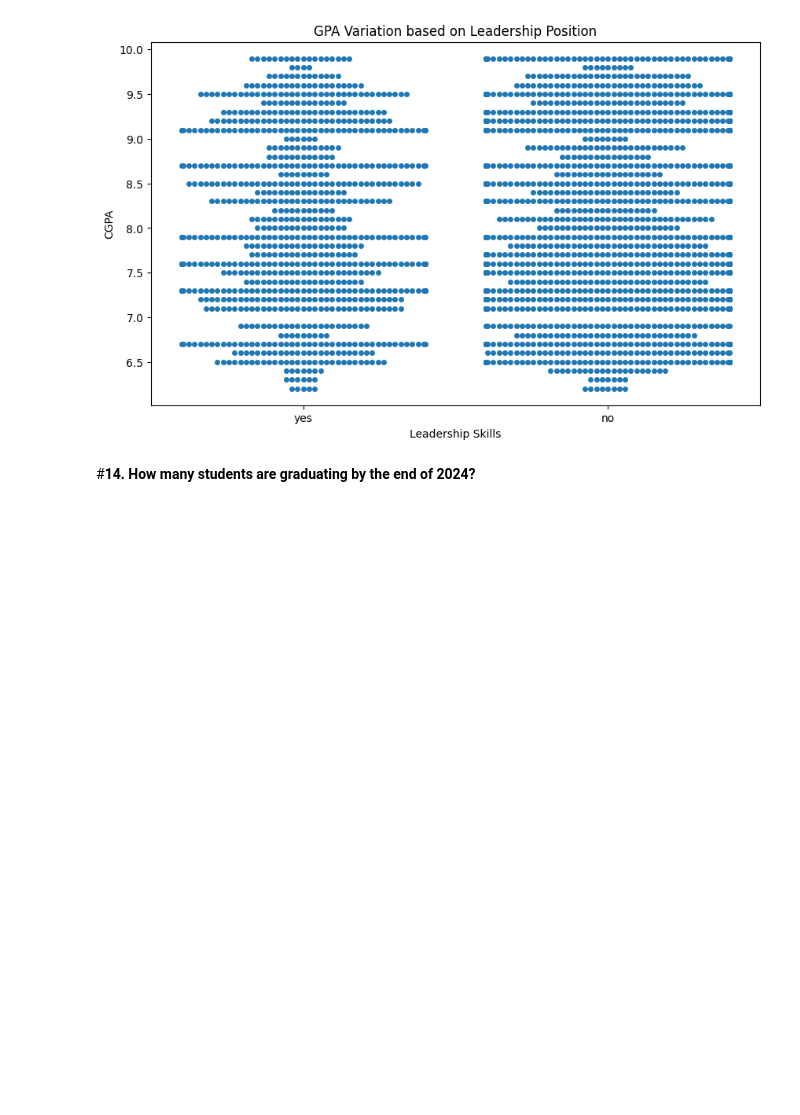
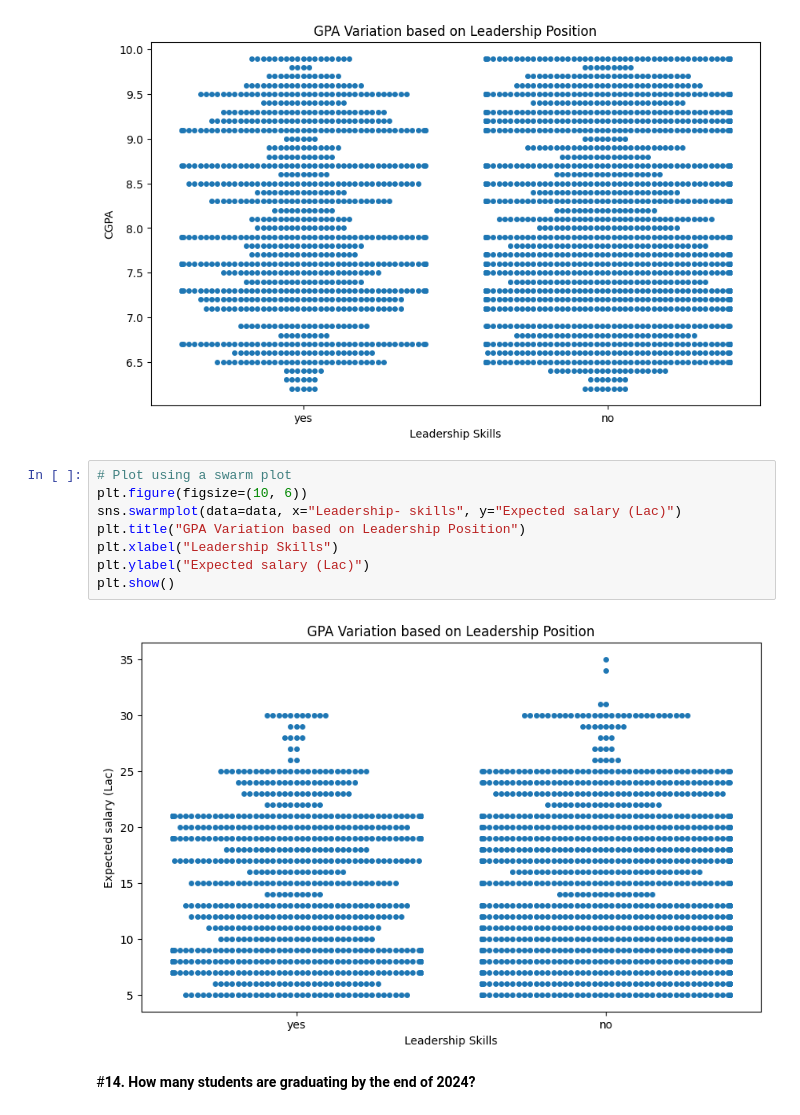
Before and after one commit to sdr999/Analyzing-Student-Attributes-for-Career-Success, a Jupyter notebook: Student_data_analysis_updated.ipynb, the cells around one changed output. Drawn from its saved outputs; the diff is of its cells as text; blank space fills up the shorter version.

```diff
--- a/Student_data_analysis_updated.ipynb
+++ b/Student_data_analysis_updated.ipynb
@@ -406,6 +458,16 @@ plt.ylabel("CGPA")
 plt.show()
 # %% [output]
 [figure]
+# %%
+# Plot using a swarm plot
+plt.figure(figsize=(10, 6))
+sns.swarmplot(data=data, x="Leadership- skills", y="Expected salary (Lac)")
+plt.title("GPA Variation based on Leadership Position")
+plt.xlabel("Leadership Skills")
+plt.ylabel("Expected salary (Lac)")
+plt.show()
+# %% [output]
+[figure, added]
 # %% [markdown]
 #**14. How many students are graduating by the end of 2024?**
 # %%
```
Also changed, not shown: parts of 6 cells of this notebook.
